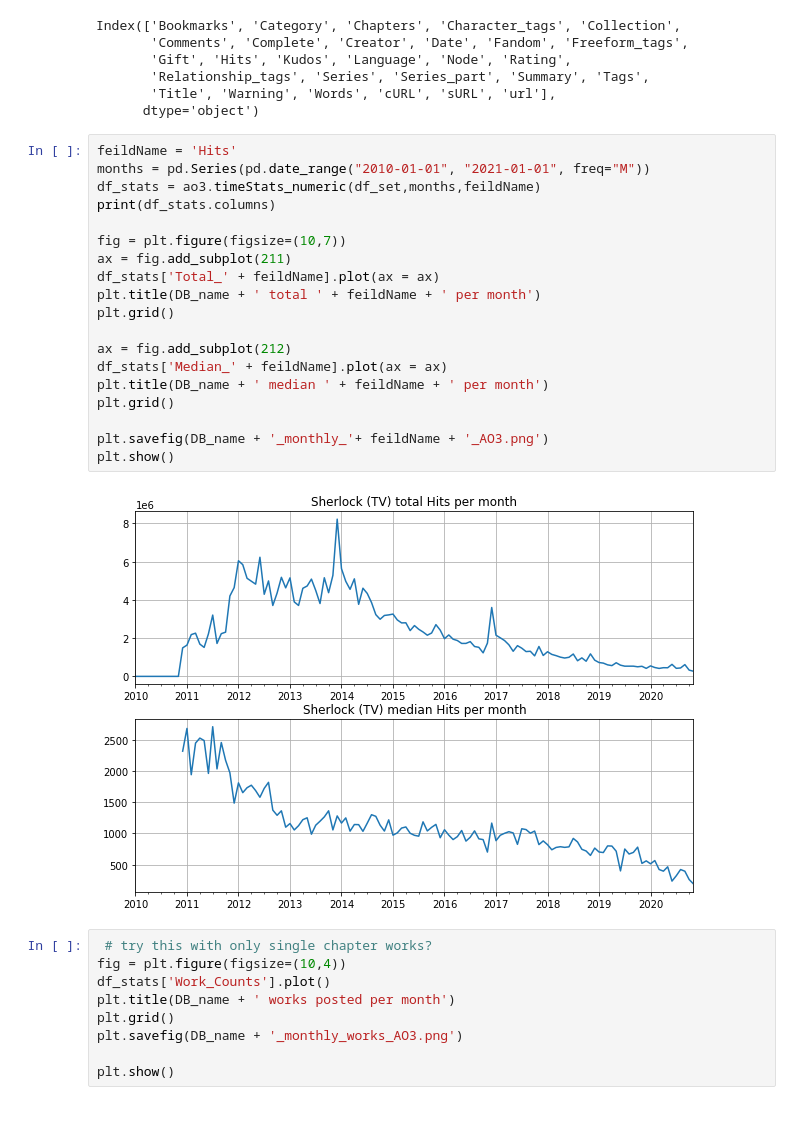
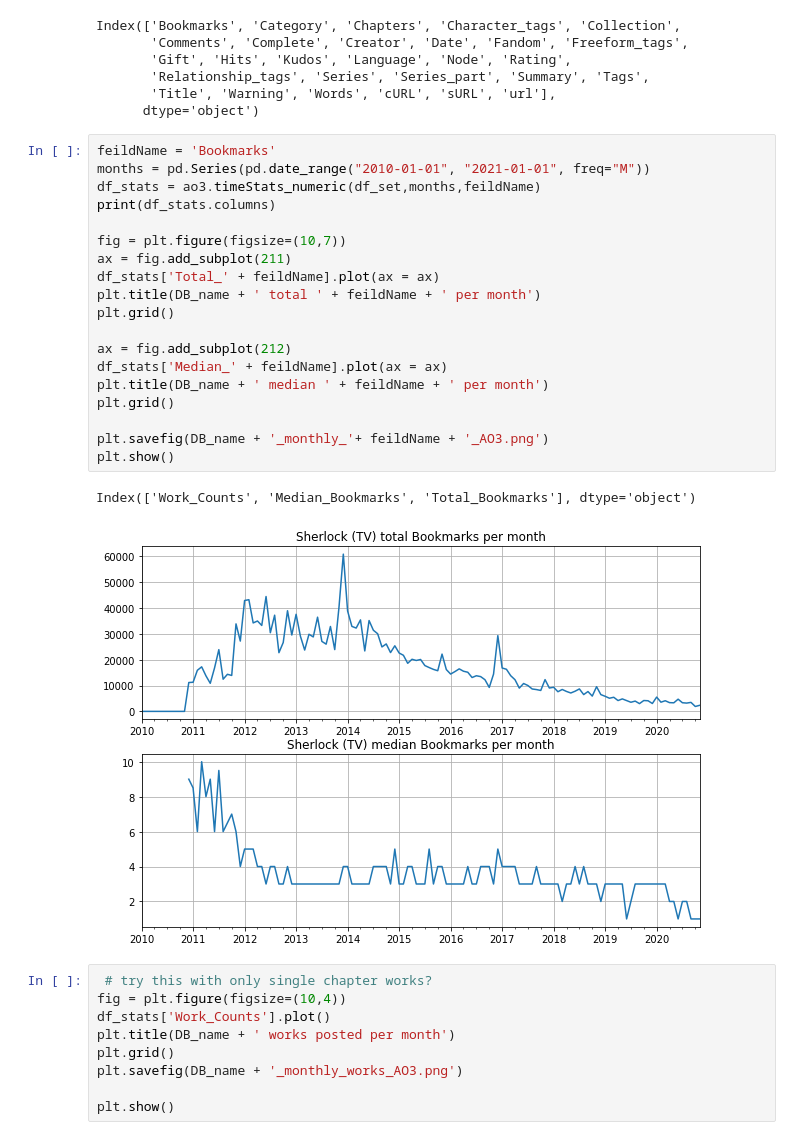
Before and after one commit to finn42/ao3mine, a Jupyter notebook: Analysis_Demo.ipynb, the cells around one changed output. Cells and saved outputs as stored; diff of their text form.

```diff
--- a/Analysis_Demo.ipynb
+++ b/Analysis_Demo.ipynb
@@ -159,26 +159,27 @@ Index(['Bookmarks', 'Category', 'Chapters', 'Character_tags', 'Collection',
        'Title', 'Warning', 'Words', 'cURL', 'sURL', 'url'],
       dtype='object')
 # %%
-feildName = 'Hits'
+feildName = 'Bookmarks'
 months = pd.Series(pd.date_range("2010-01-01", "2021-01-01", freq="M"))
 df_stats = ao3.timeStats_numeric(df_set,months,feildName)
 print(df_stats.columns)
 
 fig = plt.figure(figsize=(10,7))
 ax = fig.add_subplot(211)
 df_stats['Total_' + feildName].plot(ax = ax)
 plt.title(DB_name + ' total ' + feildName + ' per month')
 plt.grid()
 
 ax = fig.add_subplot(212)
 df_stats['Median_' + feildName].plot(ax = ax)
 plt.title(DB_name + ' median ' + feildName + ' per month')
 plt.grid()
 
 plt.savefig(DB_name + '_monthly_'+ feildName + '_AO3.png')
 plt.show()
 # %% [output]
+Index(['Work_Counts', 'Median_Bookmarks', 'Total_Bookmarks'], dtype='object')
-[figure, old version]
+[figure, new version]
 # %%
  # try this with only single chapter works?
 fig = plt.figure(figsize=(10,4))
```
Also changed, not shown: parts of 4 cells of this notebook.
